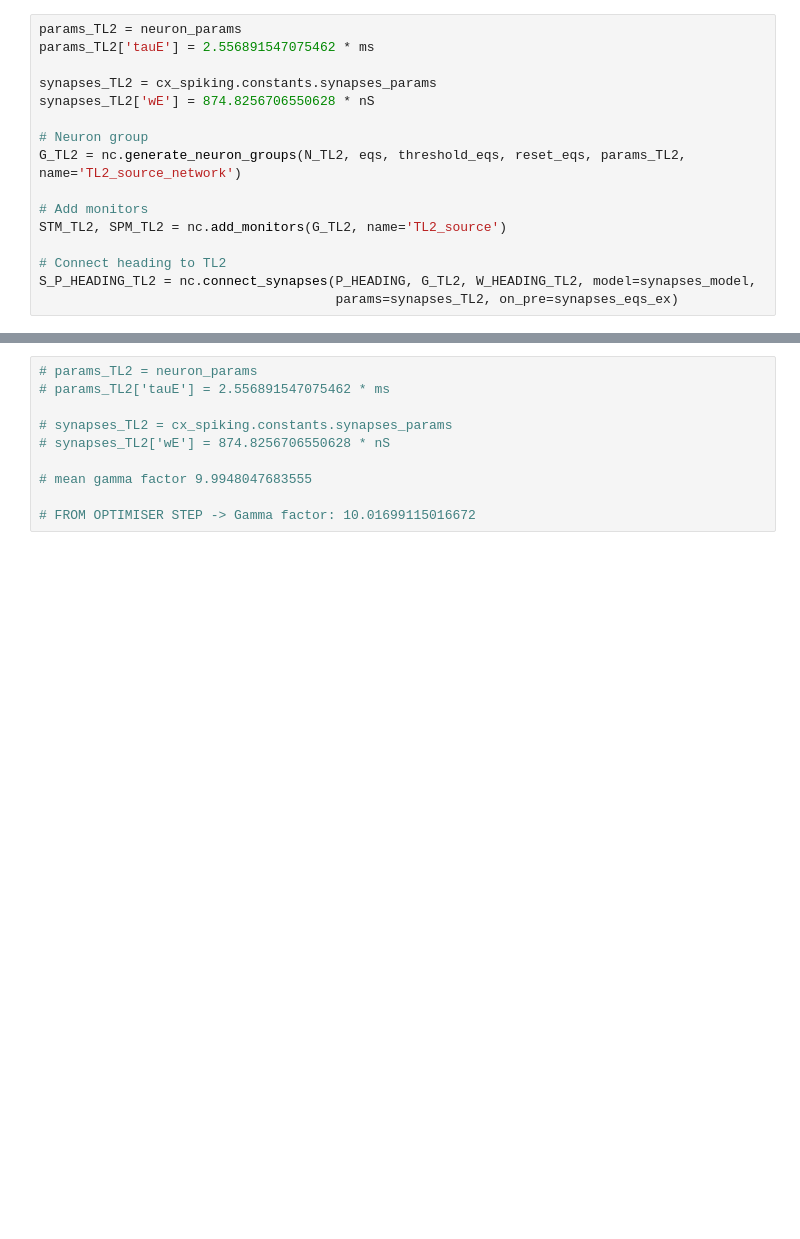
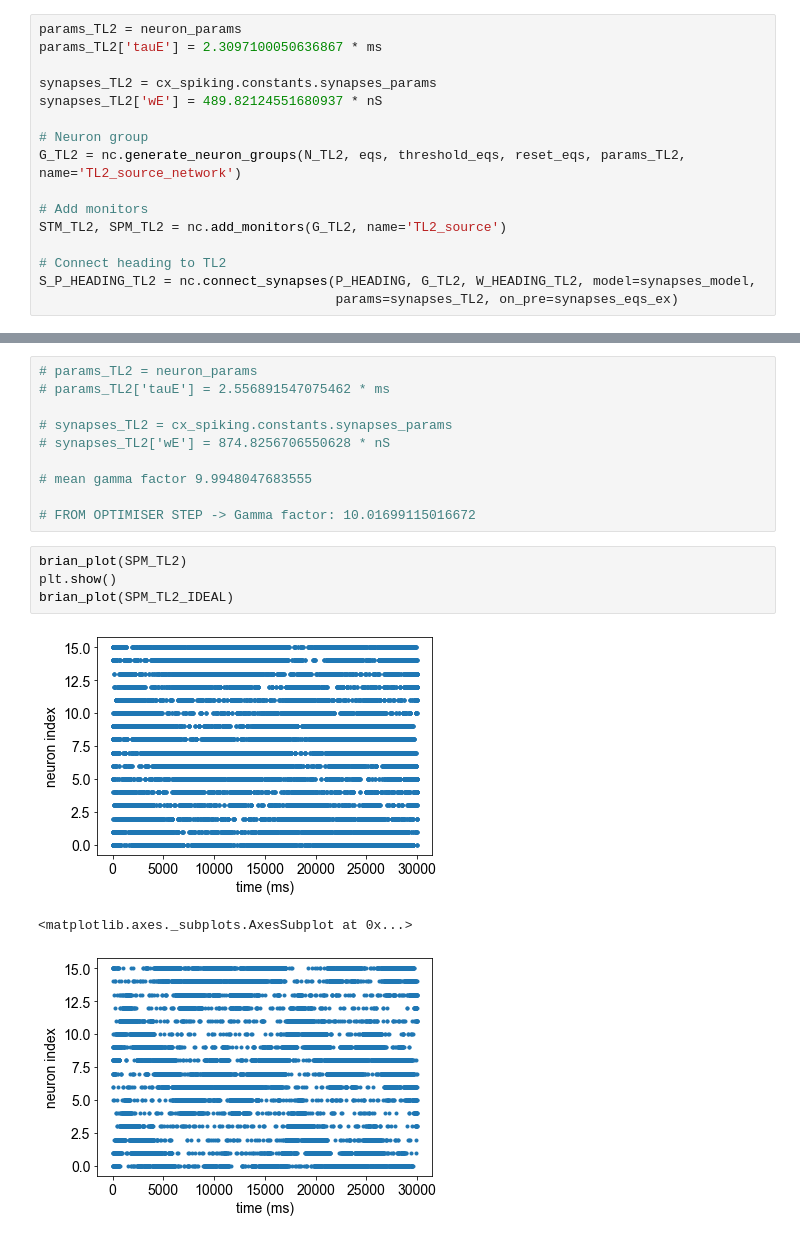
Before and after one commit to filippoferrari/CX_Path_Integration, a Jupyter notebook: notebooks/gamma_factor_test.ipynb, the cells around one changed output, grey strips where cells are left out. Cells and saved outputs as stored; diff of their text form; blank space fills up the shorter version.

```diff
--- a/notebooks/gamma_factor_test.ipynb
+++ b/notebooks/gamma_factor_test.ipynb
@@ -100,10 +100,10 @@ h_stimulus = TimedArray(headings*Hz, dt=1.*time_step*ms)
 P_HEADING = PoissonGroup(N_TL2, rates='h_stimulus(t,i)', name='P_HEADING')
 # %%
 params_TL2 = neuron_params
-params_TL2['tauE'] = 2.556891547075462 * ms
+params_TL2['tauE'] = 2.3097100050636867 * ms
 
 synapses_TL2 = cx_spiking.constants.synapses_params
-synapses_TL2['wE'] = 874.8256706550628 * nS
+synapses_TL2['wE'] = 489.82124551680937 * nS
 
 # Neuron group
 G_TL2 = nc.generate_neuron_groups(N_TL2, eqs, threshold_eqs, reset_eqs, params_TL2, name='TL2_source_network')
@@ -150,3 +150,11 @@ mean gamma factor 9.9948047683555
 # mean gamma factor 9.9948047683555
 
 # FROM OPTIMISER STEP -> Gamma factor: 10.01699115016672
+# %%
+brian_plot(SPM_TL2)
+plt.show()
+brian_plot(SPM_TL2_IDEAL)
+# %% [output]
+[figure, added]
+<matplotlib.axes._subplots.AxesSubplot at 0x...>
+[figure, added]
```
Also changed, not shown: parts of 3 cells of this notebook.
